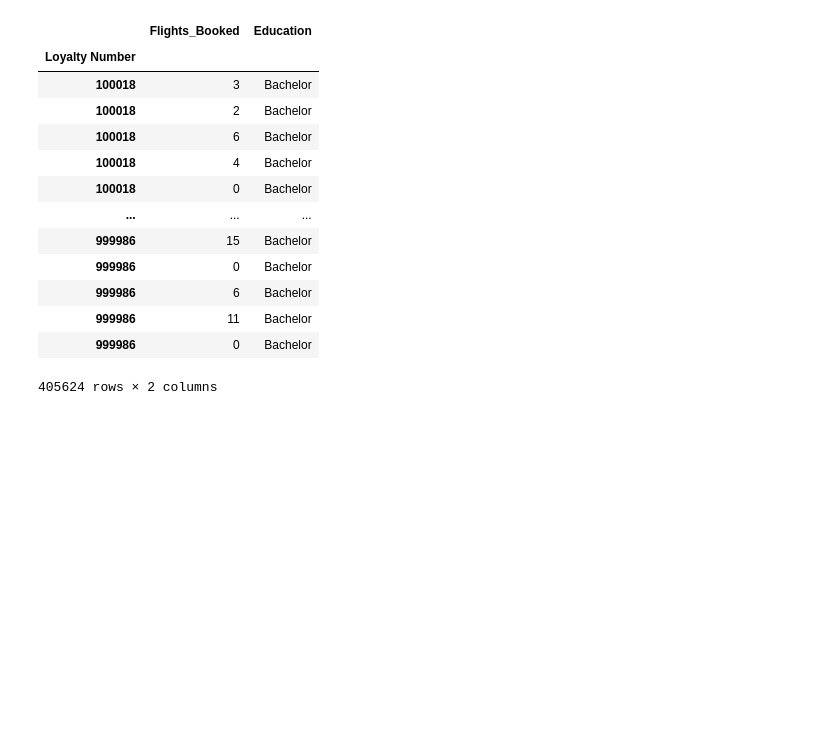
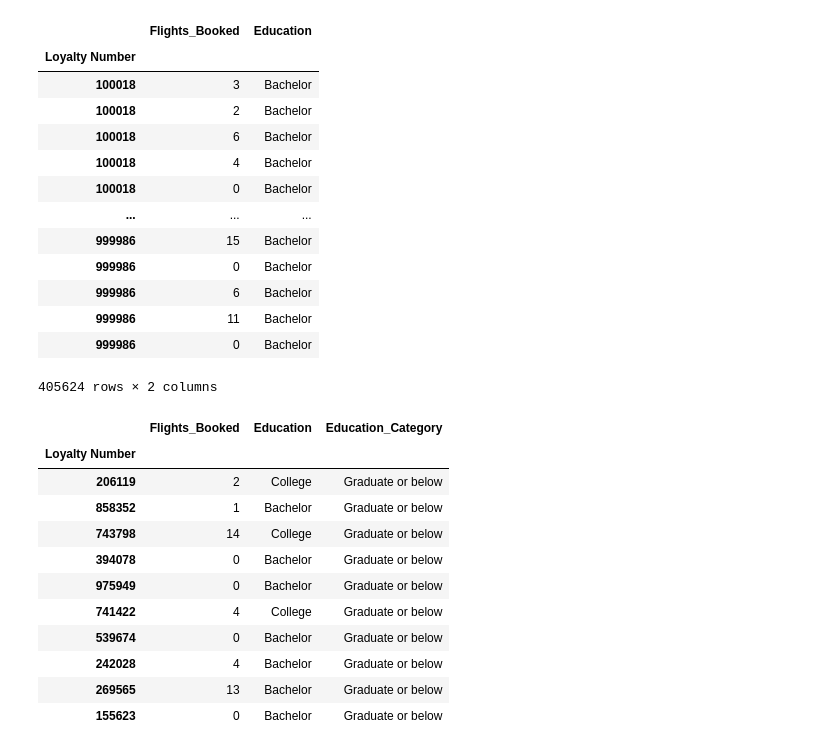
Before and after one commit to Adalab/PromoF-DA-Modulo3-EvaluacionFinal-Zahara, a Jupyter notebook: EvFinal.ipynb, the cells around one changed output. Drawn from its saved outputs; the diff is of its cells as text; code cells hidden in the pictures; blank space fills up the shorter version.

```diff
--- a/EvFinal.ipynb
+++ b/EvFinal.ipynb
@@ -548,3 +551,19 @@ df3
 | 999986 | 11 | Bachelor |
 | 999986 | 0 | Bachelor |
 405624 rows × 2 columns
+# %%
+df3['Education_Category'] = df['Education'].apply(lambda x: 'Graduate or below' if x in ['High School or Below', 'College', 'Bachelor'] else 'Postgraduate')
+df3.sample(10)
+# %% [output]
+|  | Flights_Booked | Education | Education_Category |
+| Loyalty Number |  |  |  |
+| 206119 | 2 | College | Graduate or below |
+| 858352 | 1 | Bachelor | Graduate or below |
+| 743798 | 14 | College | Graduate or below |
+| 394078 | 0 | Bachelor | Graduate or below |
+| 975949 | 0 | Bachelor | Graduate or below |
+| 741422 | 4 | College | Graduate or below |
+| 539674 | 0 | Bachelor | Graduate or below |
+| 242028 | 4 | Bachelor | Graduate or below |
+| 269565 | 13 | Bachelor | Graduate or below |
+| 155623 | 0 | Bachelor | Graduate or below |
```
Also changed, not shown: parts of 11 cells of this notebook.
